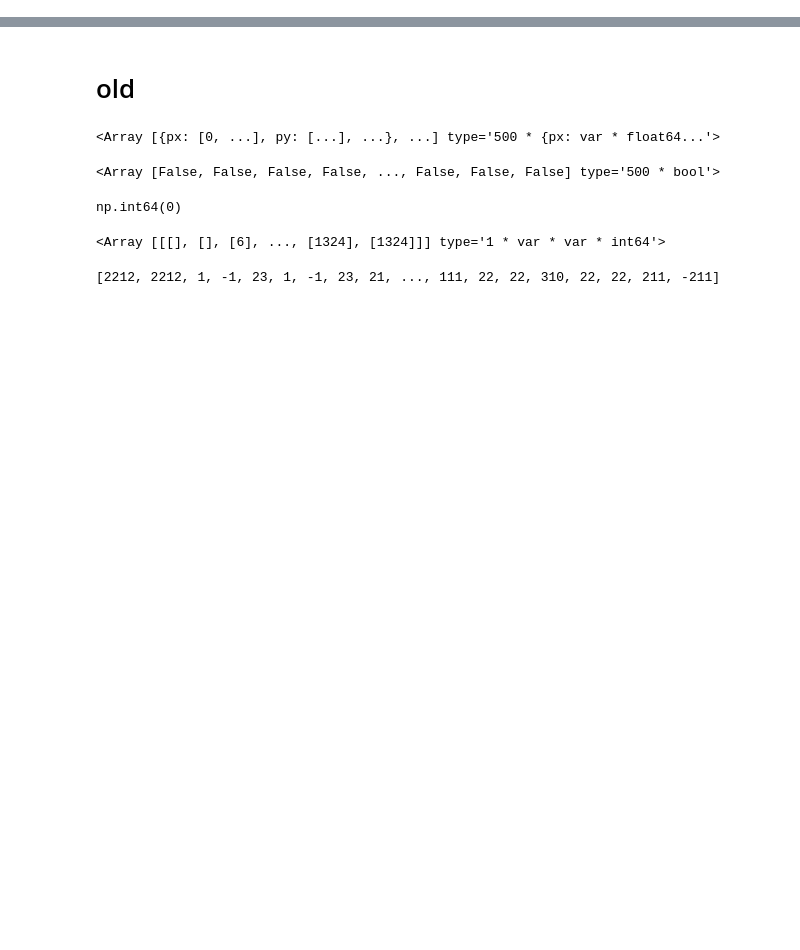
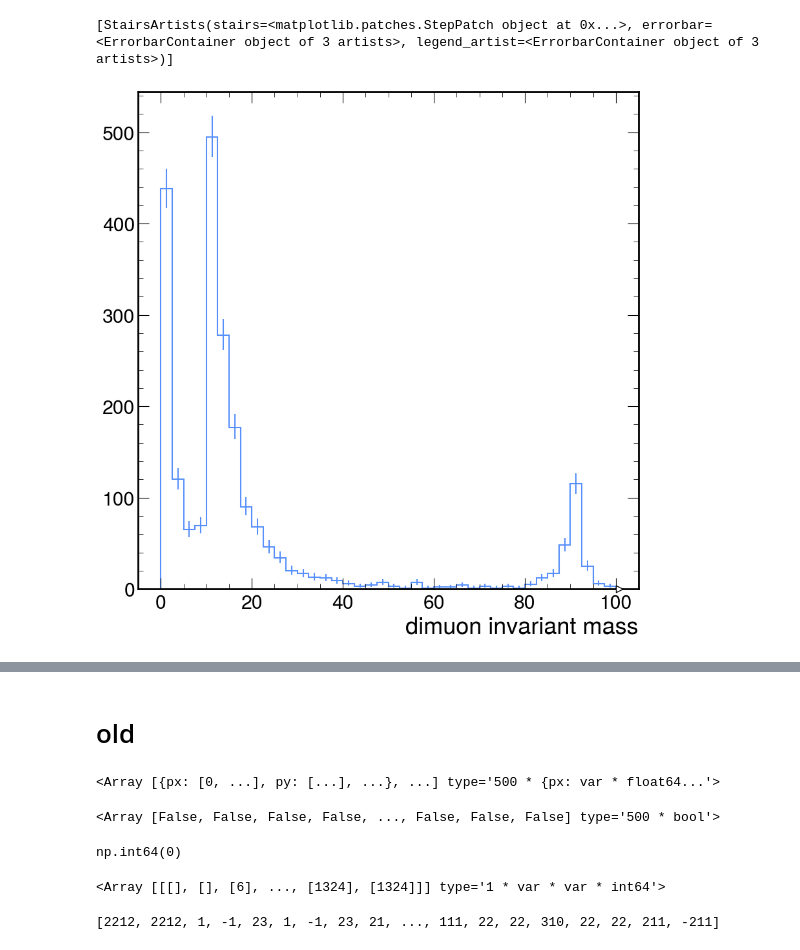
Before and after one commit to ravikoka/z_plus_hf, a Jupyter notebook: feasibility/analysis.ipynb, the cells around one changed output, grey strips where cells are left out. Cells and saved outputs as stored; diff of their text form; code cells hidden in the pictures; blank space fills up the shorter version.

Commit message:
dimuon invariant mass seems to work

```diff
--- a/feasibility/analysis.ipynb
+++ b/feasibility/analysis.ipynb
@@ -4,7 +4,10 @@ import numpy as np
 import pickle as pkl
 import hist
 import matplotlib.pyplot as plt
+import mplhep as hep
 import uproot
 
 import os
 from numba import njit
+
+hep.style.use('CMS')
@@ -10,0 +45,28 @@ from numba import njit
+# %%
+NUM_RUNS = 4
+RAW_DATA_DIRS = [f'/Users/ravikoka/repos/z_plus_hf/feasibility/data/multi/run{i}/' for i in range(NUM_RUNS)]
+inv_mass_dist = hist.Hist(hist.axis.Regular(40, 0, 100, name='dimuon invariant mass'))
+
+for dir in RAW_DATA_DIRS:
+    for file in os.listdir(dir):
+
+        with open(dir + file, 'rb') as in_file:
+            events, sig, err = pkl.load(in_file)
+
+            events_zipped = ak.zip(
+                {
+                    'px': events['px'],
+                    'py': events['py'],
+                    'pz': events['pz'],
+                    'pdg': events['pdg'],
+                    'is_final': events['is_final'],
+                    'mother_list': events['mother_list'],
+                },
+                depth_limit=2
+            )
+
+            inv_mass_dist.fill(get_dimuon_invariant_mass(events_zipped))
+hep.histplot(inv_mass_dist)
+# %% [output]
+[StairsArtists(stairs=<matplotlib.patches.StepPatch object at 0x...>, errorbar=<ErrorbarContainer object of 3 artists>, legend_artist=<ErrorbarContainer object of 3 artists>)]
+[figure, added]
```
Also changed, not shown: parts of 28 cells of this notebook.
